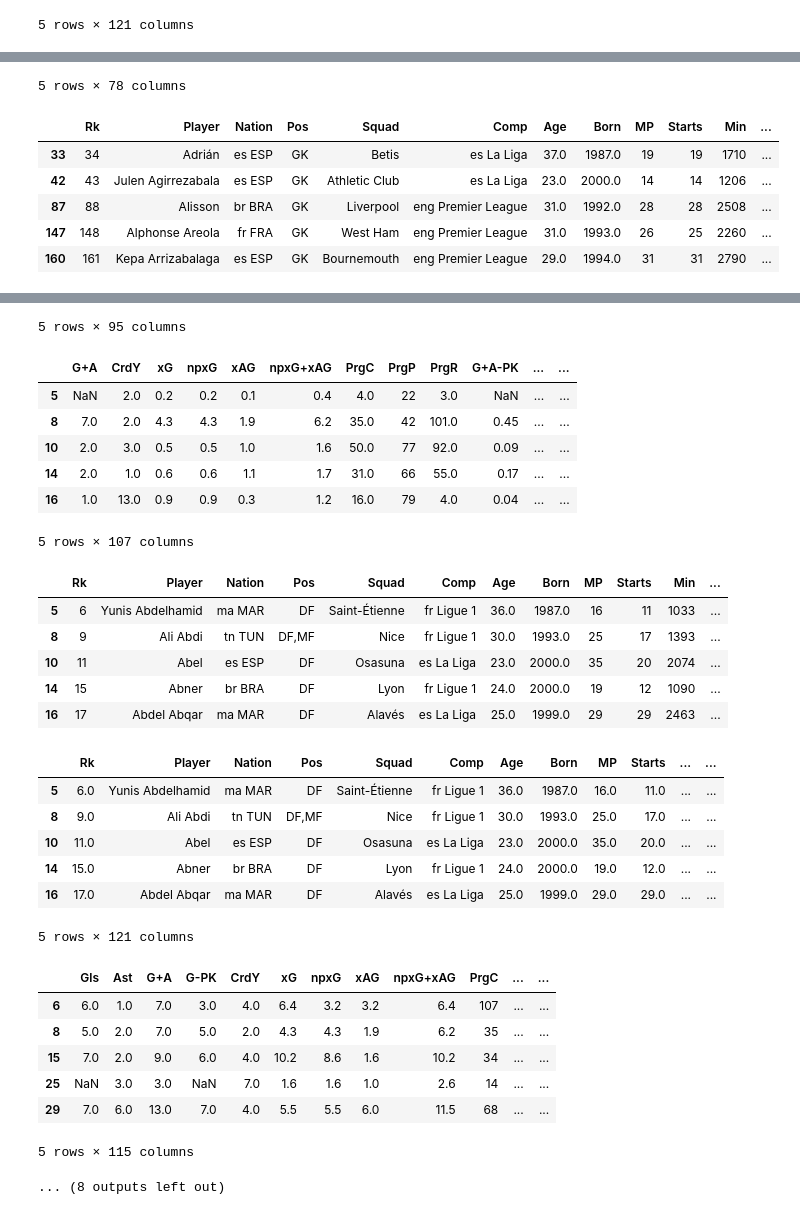
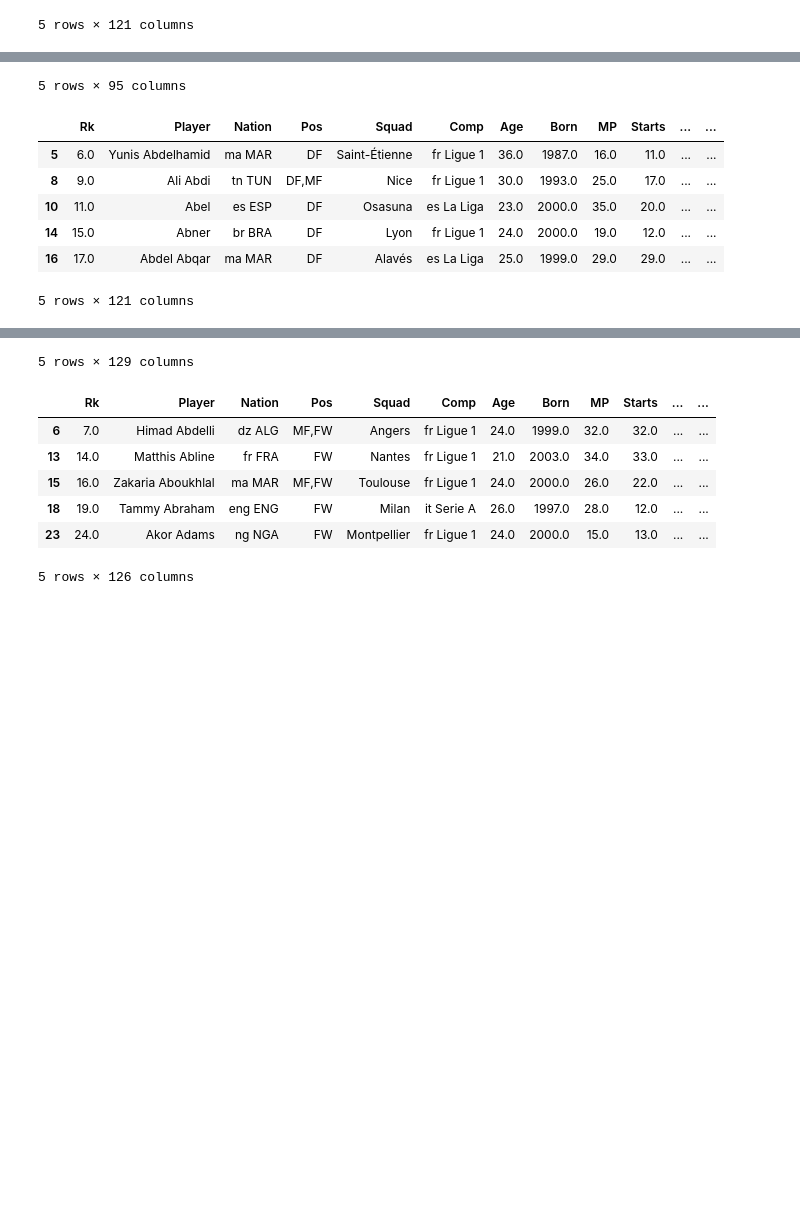
Before and after one commit to HaneefT/Transfer-Oracle, a Jupyter notebook: src/data_preprocessing/features.ipynb, the cells around one changed output, grey strips where cells are left out. Saved outputs shown, nothing was run; the diff lists cells and outputs as text; code cells hidden in the pictures; blank space fills up the shorter version.

```diff
--- a/src/data_preprocessing/features.ipynb
+++ b/src/data_preprocessing/features.ipynb
@@ -32,10 +32,12 @@ for pos, df_pos in base_positions.items():
     # copy all the categorical columns that exist in the dataframe
     temp_df = df_pos[[col for col in df_pos.columns if col in categorical_cols]].copy()
     df_pos = df_pos[[col for col in df_pos.columns if col not in categorical_cols]]
-    display(df_pos.head())
-    display(temp_df.head())
     scaler = StandardScaler()
     scaled_data = scaler.fit_transform(df_pos)
     base_positions[pos] = pd.concat([temp_df, pd.DataFrame(scaled_data, columns=df_pos.columns)], axis=1)
     display(base_positions[pos].head())
+
+# save the normalised dataframes
+for pos, df_pos in base_positions.items():
+    df_pos.to_parquet(f'../../data/processed/players_data_{pos}_normalized.parquet', index=False)
 # %% [output]
@@ -48,8 +50,9 @@ for pos, df_pos in base_positions.items():
-5 rows × 78 columns
+5 rows × 95 columns
-|  | Rk | Player | Nation | Pos | Squad | Comp | Age | Born | MP | Starts | Min | ... |
-| 33 | 34 | Adrián | es ESP | GK | Betis | es La Liga | 37.0 | 1987.0 | 19 | 19 | 1710 | ... |
-| 42 | 43 | Julen Agirrezabala | es ESP | GK | Athletic Club | es La Liga | 23.0 | 2000.0 | 14 | 14 | 1206 | ... |
-| 87 | 88 | Alisson | br BRA | GK | Liverpool | eng Premier League | 31.0 | 1992.0 | 28 | 28 | 2508 | ... |
-| 147 | 148 | Alphonse Areola | fr FRA | GK | West Ham | eng Premier League | 31.0 | 1993.0 | 26 | 25 | 2260 | ... |
-| 160 | 161 | Kepa Arrizabalaga | es ESP | GK | Bournemouth | eng Premier League | 29.0 | 1994.0 | 31 | 31 | 2790 | ... |
+|  | Rk | Player | Nation | Pos | Squad | Comp | Age | Born | MP | Starts | ... | ... |
+| 5 | 6.0 | Yunis Abdelhamid | ma MAR | DF | Saint-Étienne | fr Ligue 1 | 36.0 | 1987.0 | 16.0 | 11.0 | ... | ... |
+| 8 | 9.0 | Ali Abdi | tn TUN | DF,MF | Nice | fr Ligue 1 | 30.0 | 1993.0 | 25.0 | 17.0 | ... | ... |
+| 10 | 11.0 | Abel | es ESP | DF | Osasuna | es La Liga | 23.0 | 2000.0 | 35.0 | 20.0 | ... | ... |
+| 14 | 15.0 | Abner | br BRA | DF | Lyon | fr Ligue 1 | 24.0 | 2000.0 | 19.0 | 12.0 | ... | ... |
+| 16 | 17.0 | Abdel Abqar | ma MAR | DF | Alavés | es La Liga | 25.0 | 1999.0 | 29.0 | 29.0 | ... | ... |
+5 rows × 121 columns
 |  | Rk | Player | Nation | Pos | Squad | Comp | Age | Born | MP | Starts | ... | ... |
@@ -61,29 +64,8 @@ for pos, df_pos in base_positions.items():
-5 rows × 95 columns
+5 rows × 129 columns
-|  | G+A | CrdY | xG | npxG | xAG | npxG+xAG | PrgC | PrgP | PrgR | G+A-PK | ... | ... |
-| 5 | NaN | 2.0 | 0.2 | 0.2 | 0.1 | 0.4 | 4.0 | 22 | 3.0 | NaN | ... | ... |
-| 8 | 7.0 | 2.0 | 4.3 | 4.3 | 1.9 | 6.2 | 35.0 | 42 | 101.0 | 0.45 | ... | ... |
-| 10 | 2.0 | 3.0 | 0.5 | 0.5 | 1.0 | 1.6 | 50.0 | 77 | 92.0 | 0.09 | ... | ... |
-| 14 | 2.0 | 1.0 | 0.6 | 0.6 | 1.1 | 1.7 | 31.0 | 66 | 55.0 | 0.17 | ... | ... |
-| 16 | 1.0 | 13.0 | 0.9 | 0.9 | 0.3 | 1.2 | 16.0 | 79 | 4.0 | 0.04 | ... | ... |
+|  | Rk | Player | Nation | Pos | Squad | Comp | Age | Born | MP | Starts | ... | ... |
+| 6 | 7.0 | Himad Abdelli | dz ALG | MF,FW | Angers | fr Ligue 1 | 24.0 | 1999.0 | 32.0 | 32.0 | ... | ... |
+| 13 | 14.0 | Matthis Abline | fr FRA | FW | Nantes | fr Ligue 1 | 21.0 | 2003.0 | 34.0 | 33.0 | ... | ... |
+| 15 | 16.0 | Zakaria Aboukhlal | ma MAR | MF,FW | Toulouse | fr Ligue 1 | 24.0 | 2000.0 | 26.0 | 22.0 | ... | ... |
+| 18 | 19.0 | Tammy Abraham | eng ENG | FW | Milan | it Serie A | 26.0 | 1997.0 | 28.0 | 12.0 | ... | ... |
+| 23 | 24.0 | Akor Adams | ng NGA | FW | Montpellier | fr Ligue 1 | 24.0 | 2000.0 | 15.0 | 13.0 | ... | ... |
-5 rows × 107 columns
-|  | Rk | Player | Nation | Pos | Squad | Comp | Age | Born | MP | Starts | Min | ... |
-| 5 | 6 | Yunis Abdelhamid | ma MAR | DF | Saint-Étienne | fr Ligue 1 | 36.0 | 1987.0 | 16 | 11 | 1033 | ... |
-| 8 | 9 | Ali Abdi | tn TUN | DF,MF | Nice | fr Ligue 1 | 30.0 | 1993.0 | 25 | 17 | 1393 | ... |
-| 10 | 11 | Abel | es ESP | DF | Osasuna | es La Liga | 23.0 | 2000.0 | 35 | 20 | 2074 | ... |
-| 14 | 15 | Abner | br BRA | DF | Lyon | fr Ligue 1 | 24.0 | 2000.0 | 19 | 12 | 1090 | ... |
-| 16 | 17 | Abdel Abqar | ma MAR | DF | Alavés | es La Liga | 25.0 | 1999.0 | 29 | 29 | 2463 | ... |
-|  | Rk | Player | Nation | Pos | Squad | Comp | Age | Born | MP | Starts | ... | ... |
-| 5 | 6.0 | Yunis Abdelhamid | ma MAR | DF | Saint-Étienne | fr Ligue 1 | 36.0 | 1987.0 | 16.0 | 11.0 | ... | ... |
-| 8 | 9.0 | Ali Abdi | tn TUN | DF,MF | Nice | fr Ligue 1 | 30.0 | 1993.0 | 25.0 | 17.0 | ... | ... |
-| 10 | 11.0 | Abel | es ESP | DF | Osasuna | es La Liga | 23.0 | 2000.0 | 35.0 | 20.0 | ... | ... |
-| 14 | 15.0 | Abner | br BRA | DF | Lyon | fr Ligue 1 | 24.0 | 2000.0 | 19.0 | 12.0 | ... | ... |
-| 16 | 17.0 | Abdel Abqar | ma MAR | DF | Alavés | es La Liga | 25.0 | 1999.0 | 29.0 | 29.0 | ... | ... |
-5 rows × 121 columns
+5 rows × 126 columns
-|  | Gls | Ast | G+A | G-PK | CrdY | xG | npxG | xAG | npxG+xAG | PrgC | ... | ... |
-| 6 | 6.0 | 1.0 | 7.0 | 3.0 | 4.0 | 6.4 | 3.2 | 3.2 | 6.4 | 107 | ... | ... |
-| 8 | 5.0 | 2.0 | 7.0 | 5.0 | 2.0 | 4.3 | 4.3 | 1.9 | 6.2 | 35 | ... | ... |
-| 15 | 7.0 | 2.0 | 9.0 | 6.0 | 4.0 | 10.2 | 8.6 | 1.6 | 10.2 | 34 | ... | ... |
-| 25 | NaN | 3.0 | 3.0 | NaN | 7.0 | 1.6 | 1.6 | 1.0 | 2.6 | 14 | ... | ... |
-| 29 | 7.0 | 6.0 | 13.0 | 7.0 | 4.0 | 5.5 | 5.5 | 6.0 | 11.5 | 68 | ... | ... |
-5 rows × 115 columns
-... (8 outputs left out)
```
Also changed, not shown: parts of 1 cell of this notebook, 4 other files.
